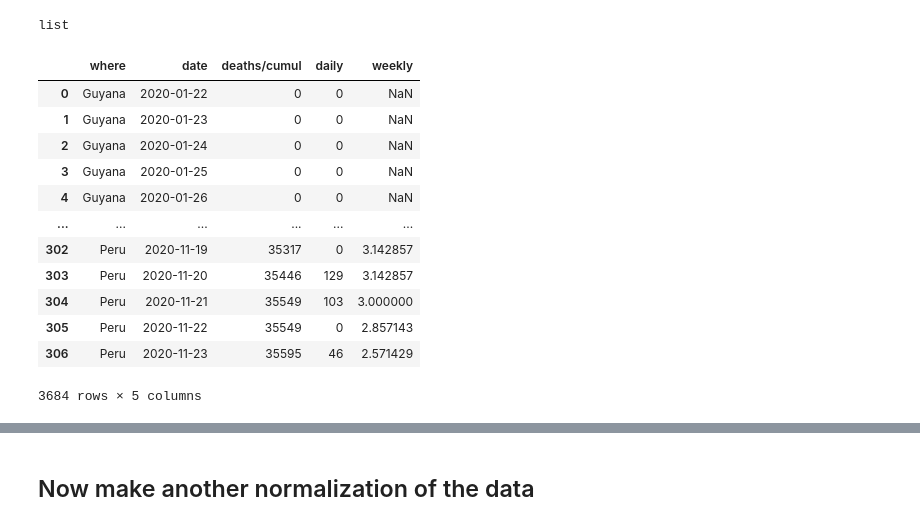
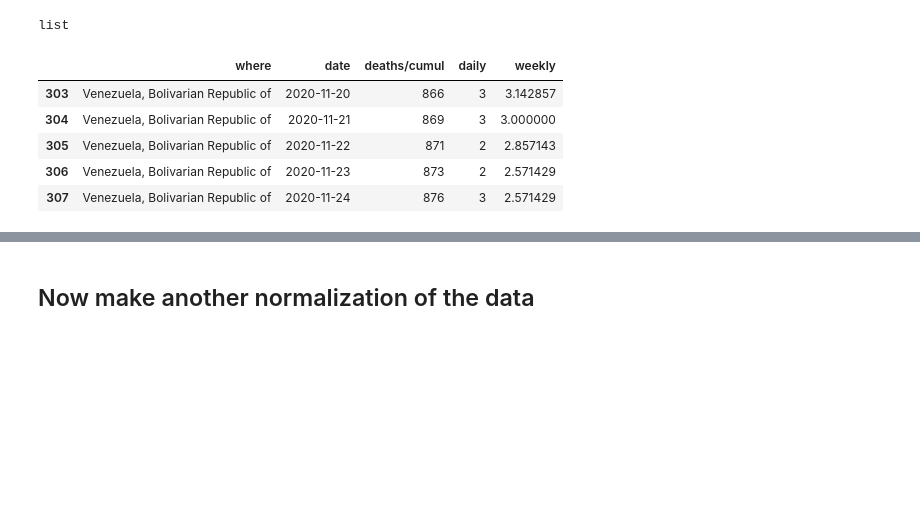
Before and after one commit to coa-project/coabook, a Jupyter notebook: using_pycoa_in_depth.ipynb, the cells around one changed output, grey strips where cells are left out. Cells and saved outputs as stored; diff of their text form; code cells hidden in the pictures; blank space fills up the shorter version.

```diff
--- a/using_pycoa_in_depth.ipynb
+++ b/using_pycoa_in_depth.ipynb
@@ -138,21 +140,14 @@ type(data_france)
 list
 # %%
 data=cf.get(where='South america',which='deaths',output='pandas',what='daily')   # this is a numpy array
-data
+data.tail()
 # %% [output]
 |  | where | date | deaths/cumul | daily | weekly |
-| 0 | Guyana | 2020-01-22 | 0 | 0 | NaN |
-| 1 | Guyana | 2020-01-23 | 0 | 0 | NaN |
-| 2 | Guyana | 2020-01-24 | 0 | 0 | NaN |
-| 3 | Guyana | 2020-01-25 | 0 | 0 | NaN |
-| 4 | Guyana | 2020-01-26 | 0 | 0 | NaN |
-| ... | ... | ... | ... | ... | ... |
-| 302 | Peru | 2020-11-19 | 35317 | 0 | 3.142857 |
-| 303 | Peru | 2020-11-20 | 35446 | 129 | 3.142857 |
-| 304 | Peru | 2020-11-21 | 35549 | 103 | 3.000000 |
-| 305 | Peru | 2020-11-22 | 35549 | 0 | 2.857143 |
-| 306 | Peru | 2020-11-23 | 35595 | 46 | 2.571429 |
+| 303 | Venezuela, Bolivarian Republic of | 2020-11-20 | 866 | 3 | 3.142857 |
+| 304 | Venezuela, Bolivarian Republic of | 2020-11-21 | 869 | 3 | 3.000000 |
+| 305 | Venezuela, Bolivarian Republic of | 2020-11-22 | 871 | 2 | 2.857143 |
+| 306 | Venezuela, Bolivarian Republic of | 2020-11-23 | 873 | 2 | 2.571429 |
+| 307 | Venezuela, Bolivarian Republic of | 2020-11-24 | 876 | 3 | 2.571429 |
-3684 rows × 5 columns
 # %%
 data[data['where']=='Brazil']['daily'].plot() # using plot pandas.dataframe.plot() function which returns a matplotlib plot
 # %% [output]
```
Also changed, not shown: parts of 15 cells of this notebook.
